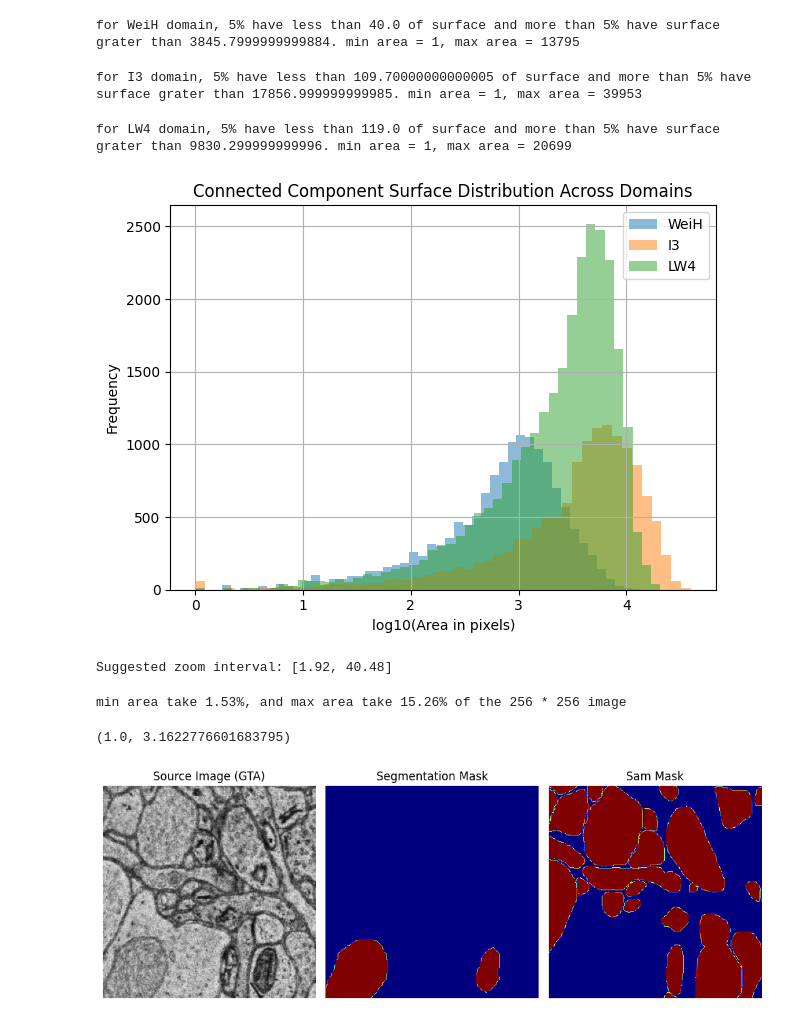
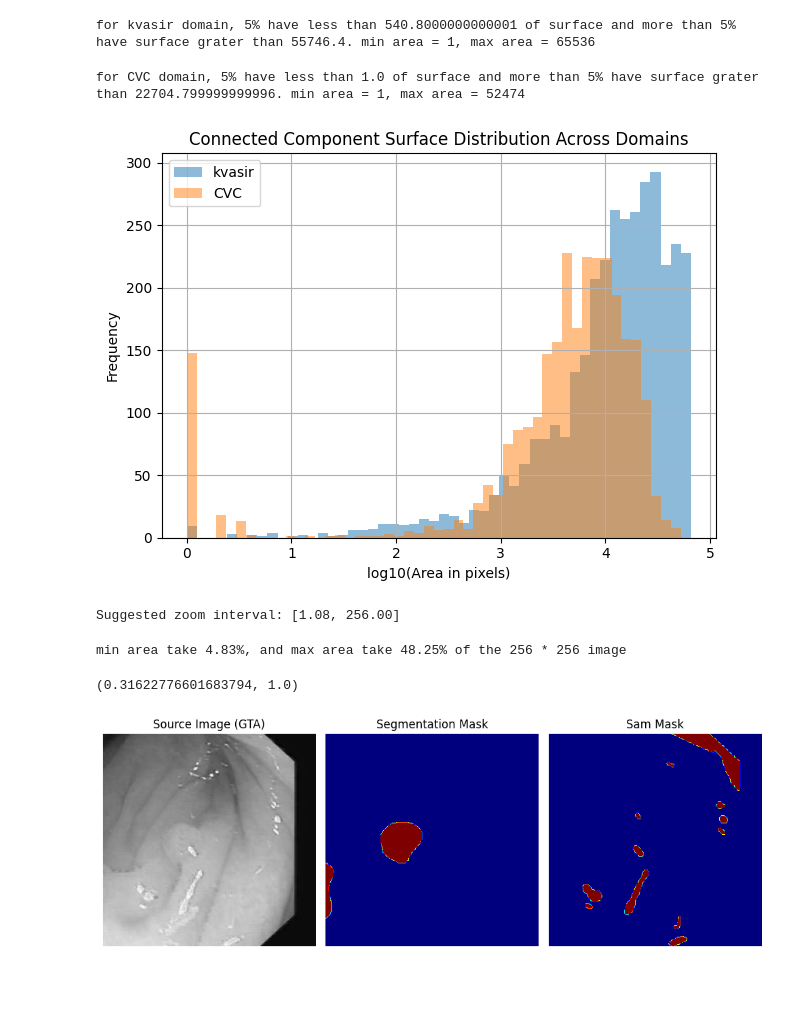
Before and after one commit to Momo1505/PRISM_UDA_3D, a Jupyter notebook: experiment.ipynb, the cells around one changed output. Drawn from its saved outputs; the diff is of its cells as text; code cells hidden in the pictures; blank space fills up the shorter version.

```diff
--- a/experiment.ipynb
+++ b/experiment.ipynb
@@ -14,22 +13,21 @@ Suggested zoom interval: [0.34, 7.16]
 # %%
 # for shape 256 * 256
-plot_surface_dist(["WeiH","I3","LW4"])
+plot_surface_dist(["kvasir","CVC"])
 # %% [output]
-for WeiH domain, 5% have less than 40.0 of surface and more than 5% have surface grater than 3845.7999999999884. min area = 1, max area = 13795
+for kvasir domain, 5% have less than 540.8000000000001 of surface and more than 5% have surface grater than 55746.4. min area = 1, max area = 65536
-for I3 domain, 5% have less than 109.70000000000005 of surface and more than 5% have surface grater than 17856.999999999985. min area = 1, max area = 39953
+for CVC domain, 5% have less than 1.0 of surface and more than 5% have surface grater than 22704.799999999996. min area = 1, max area = 52474
+[figure, new version]
-for LW4 domain, 5% have less than 119.0 of surface and more than 5% have surface grater than 9830.299999999996. min area = 1, max area = 20699
+Suggested zoom interval: [1.08, 256.00]
-[figure, old version]
-Suggested zoom interval: [1.92, 40.48]
 # %%
 original_shape = 256*256
-min_area = 10 ** 3
-max_area = 10 ** 4
+min_area = 10 ** 3.5
+max_area = 10 ** 4.5
 print(f"min area take {min_area / original_shape * 100:.2f}%, and max area take {max_area / original_shape * 100:.2f}% of the 256 * 256 image")
 # %% [output]
-min area take 1.53%, and max area take 15.26% of the 256 * 256 image
+min area take 4.83%, and max area take 48.25% of the 256 * 256 image
 # %%
 # to take max_area of the image
-target_area = max_area
+target_area = min_area
 
 zoom_min = np.sqrt(target_area / max_area)
 
@@ -37,7 +35,7 @@ zoom_max = np.sqrt(target_area / min_area)
 
 zoom_min,zoom_max
 # %% [output]
-(1.0, 3.1622776601683795)
+(0.31622776601683794, 1.0)
 # %%
 from mmseg.datasets.pipelines import Compose
 from mmcv import Config
@@ -46,36 +44,36 @@ import os
 # %%
 
 # Change this to match your actual path
-img_path = 'data/WeiH/images/3.png'
-mask_path = 'data/WeiH/labels/3.png'
-sam_path = 'data/WeiH/sam/3.png'
+img_path = 'data/CVC/images/4.png'
+mask_path = 'data/CVC/labels/4.png'
+sam_path = 'data/CVC/sam/4.png'
 
 # Load image and mask
 image = Image.open(img_path).convert('RGB')
 mask = Image.open(mask_path)
 sam = Image.open(sam_path)
 
 # Plot
 plt.figure(figsize=(10, 5))
 
 plt.subplot(1, 3, 1)
 plt.imshow(image)
 plt.title("Source Image (GTA)")
 plt.axis('off')
 
 plt.subplot(1, 3, 2)
 plt.imshow(mask, cmap='jet')
 plt.title("Segmentation Mask")
 plt.axis('off')
 
 plt.subplot(1, 3, 3)
 plt.imshow(sam, cmap='jet')
 plt.title("Sam Mask")
 plt.axis('off')
 
 plt.tight_layout()
 plt.show()
 # %% [output]
-[figure, old version]
+[figure, new version]
 # %%
 # Load your config file
```
Also changed, not shown: parts of 7 cells of this notebook, 7 other files.
